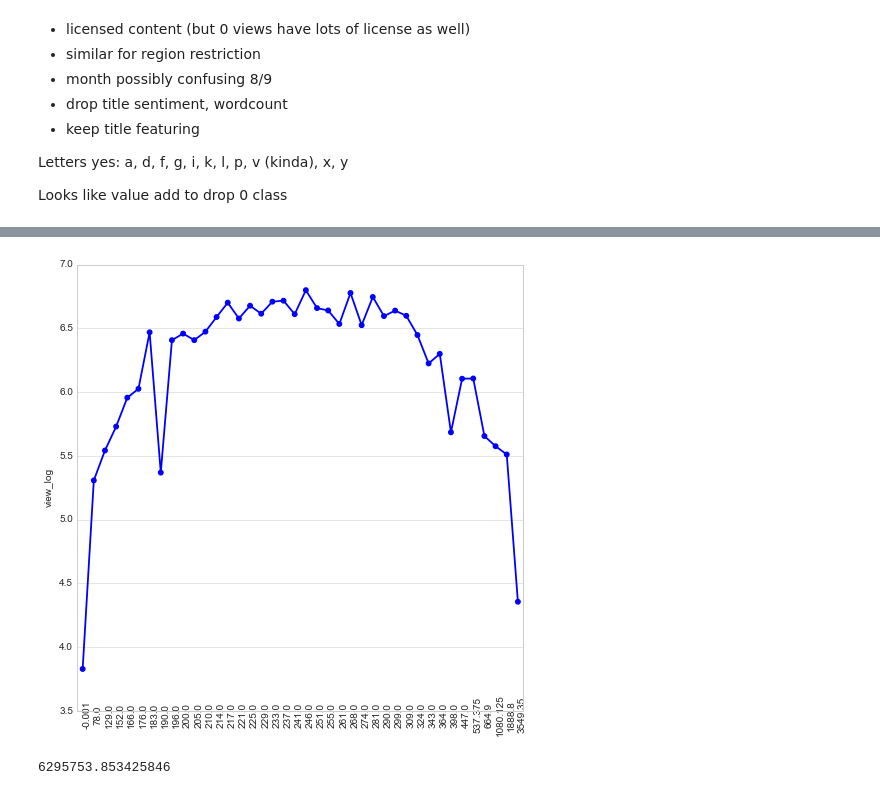
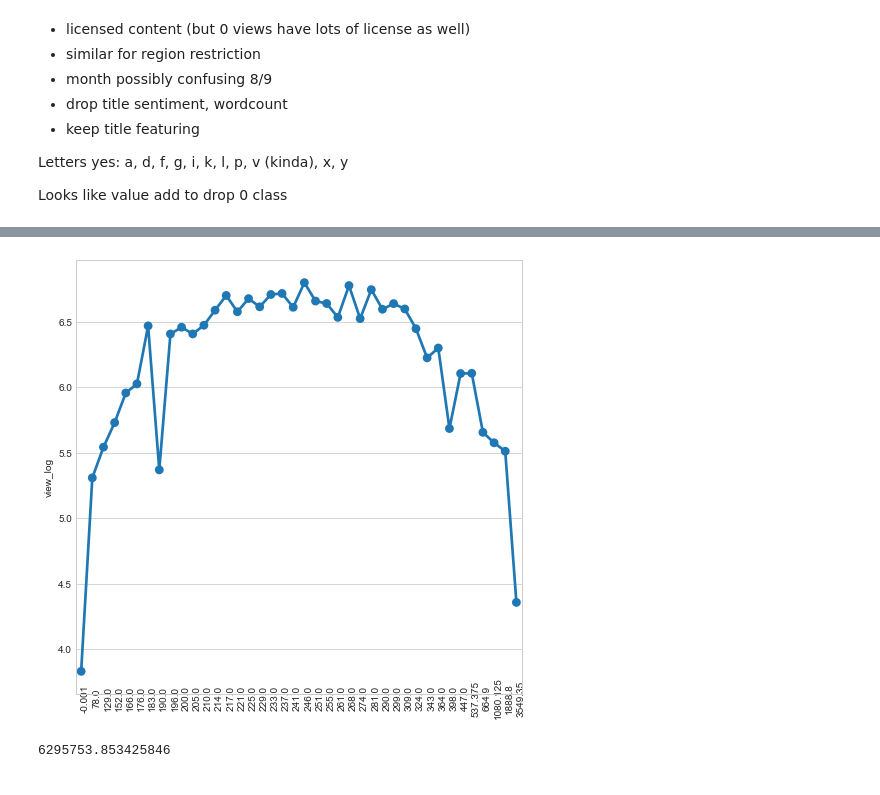
Before and after one commit to conorbarryhoke/Capstone, a Jupyter notebook: EDA_Dedicated.ipynb, the cells around one changed output, grey strips where cells are left out. Drawn from its saved outputs; the diff is of its cells as text; code cells hidden in the pictures.

```diff
--- a/EDA_Dedicated.ipynb
+++ b/EDA_Dedicated.ipynb
@@ -37,7 +38,7 @@ from googleapiclient.errors import HttpError"""
 #Modeling
 from sklearn.model_selection import cross_val_score, train_test_split, GridSearchCV
 from sklearn.metrics import r2_score
-from sklearn.preprocessing import StandardScaler
+#from sklearn.preprocessing import StandardScaler
 #from sklearn.linear_model import LogisticRegression
 #from sklearn.naive_bayes import MultinomialNB
 # from sklearn.ensemble import RandomForestRegressor, GradientBoostingRegressor
@@ -67,8 +68,8 @@ import seaborn as sns
 #from wordcloud import WordCloud
 
 %matplotlib inline
-plt.style.use('classic')
-sns.set_style('whitegrid')
+#plt.style.use('classic')
+#sns.set_style(None)
 # %%
 df_main = pd.read_csv('./data/clean_data_nocomments_noviews_02.10.18.csv')
 
@@ -322,4 +361,6 @@ plt.plot(['Monday','Tuesday','Wednesday','Thursday','Friday','Saturday','Sunday'
 df_main[df_main['week_day']==5]['view_log'].shape[0] + df_main[df_main['week_day']==6]['view_log'].shape[0]
 # %% [output]
 1833
+# %%
+plt.style.use('seaborn-whitegrid')
 # %%
@@ -433,6 +504,7 @@ Letters yes: a, d, f, g, i, k, l, p, v (kinda), x, y
 
 Looks like value add to drop 0 class
 # %%
-sns.heatmap(df_eng_vals.groupby('view_class').mean().corr())
+fig, ax = plt.subplots(figsize=(15,10))
+sns.heatmap(df_eng_vals.groupby('view_class').mean().corr(), cmap='coolwarm')
 # %% [output]
 <matplotlib.axes._subplots.AxesSubplot at 0x...>
@@ -440,5 +512,5 @@ sns.heatmap(df_eng_vals.groupby('view_class').mean().corr())
 # %%
-def slice_plotter(colname, slices=40, height=8, width=8, data=df_eng):
+def slice_plotter(colname, target, slices=40, height=8, width=8, data=df_eng):
 
     this_df = data
     this_df['this_slice'] = pd.qcut(this_df[colname],slices)
@@ -447,15 +519,15 @@ def slice_plotter(colname, slices=40, height=8, width=8, data=df_eng):
     fig, ax=plt.subplots()
     fig.set_figheight(height)
     fig.set_figwidth(width)
-    sns.pointplot(slice_lowers, this_df.groupby('this_slice').mean()['view_log']);
+    sns.pointplot(slice_lowers, this_df.groupby('this_slice').mean()[target]);
     ax.set_xticklabels(labels=slice_lowers, rotation=90,  rotation_mode="anchor");
 
     global df_latest_slice
     df_latest_slice = this_df.groupby('this_slice').mean()
 # %%
-slice_plotter('duration')
+slice_plotter('duration', 'view_log')
 # %% [output]
-[figure, old version]
+[figure, new version]
 # %%
 df_dur_slice = df_latest_slice
 # %%
```
Also changed, not shown: parts of 15 cells of this notebook, 2 other files.
